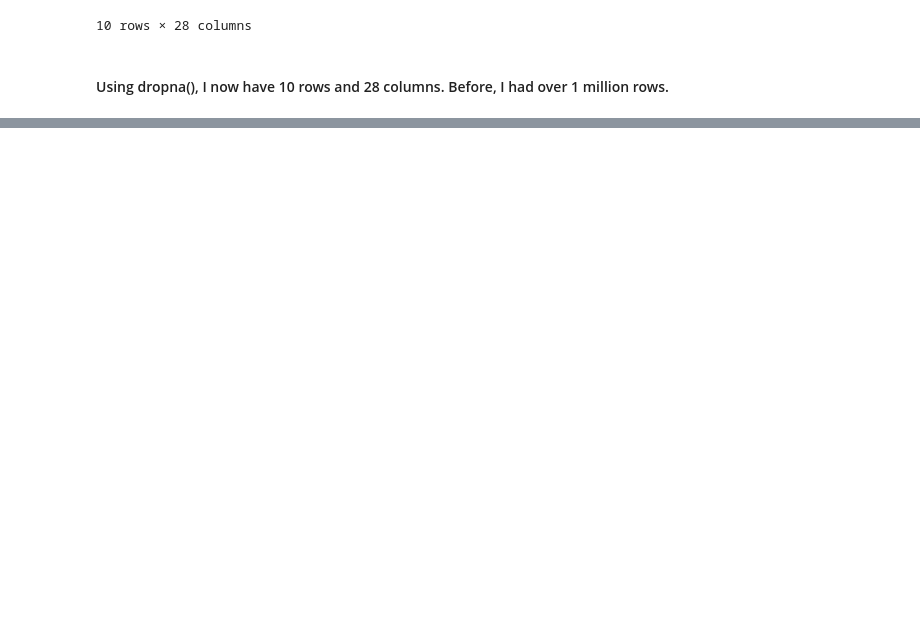
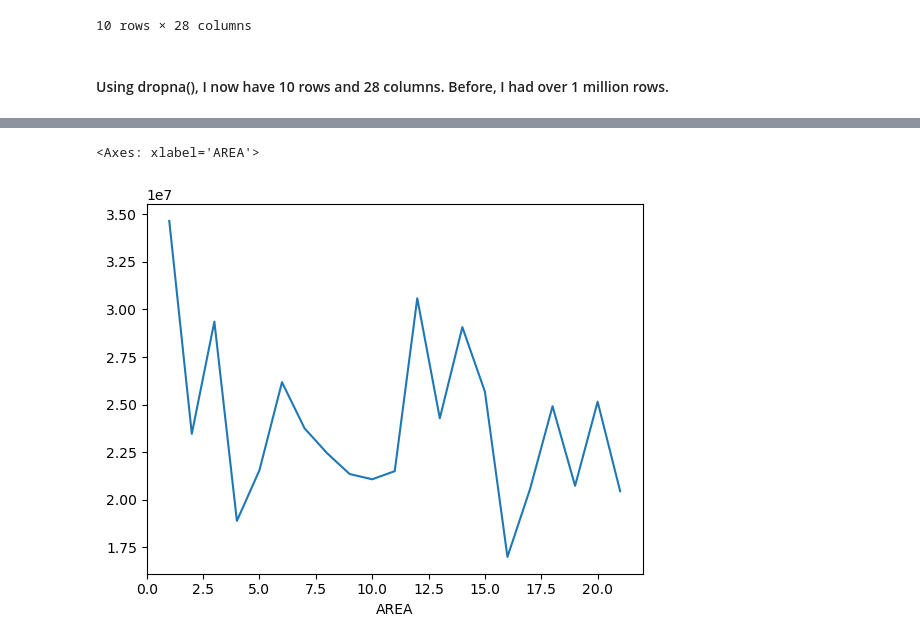
Before and after one commit to bensuzuki0/IA-340_SUZUKI, a Jupyter notebook: lab2.ipynb, the cells around one changed output, grey strips where cells are left out. Saved outputs shown, nothing was run; the diff lists cells and outputs as text; code cells hidden in the pictures; blank space fills up the shorter version.

```diff
--- a/lab2.ipynb
+++ b/lab2.ipynb
@@ -154 +161,4 @@ df[0:5]
 5 rows × 28 columns
+# %%
+Crime_by_Date = df.groupby('AREA')['Crm Cd'].sum() #aggregate the total case number per day
+Crime_by_Date.head()
@@ -154,0 +173,5 @@ df[0:5]
+# %%
+Crime_by_Date.plot() #use a line chart to show the result
+# %% [output]
+<Axes: xlabel='AREA'>
+[figure, added]
```
Also changed, not shown: parts of 9 cells of this notebook.
